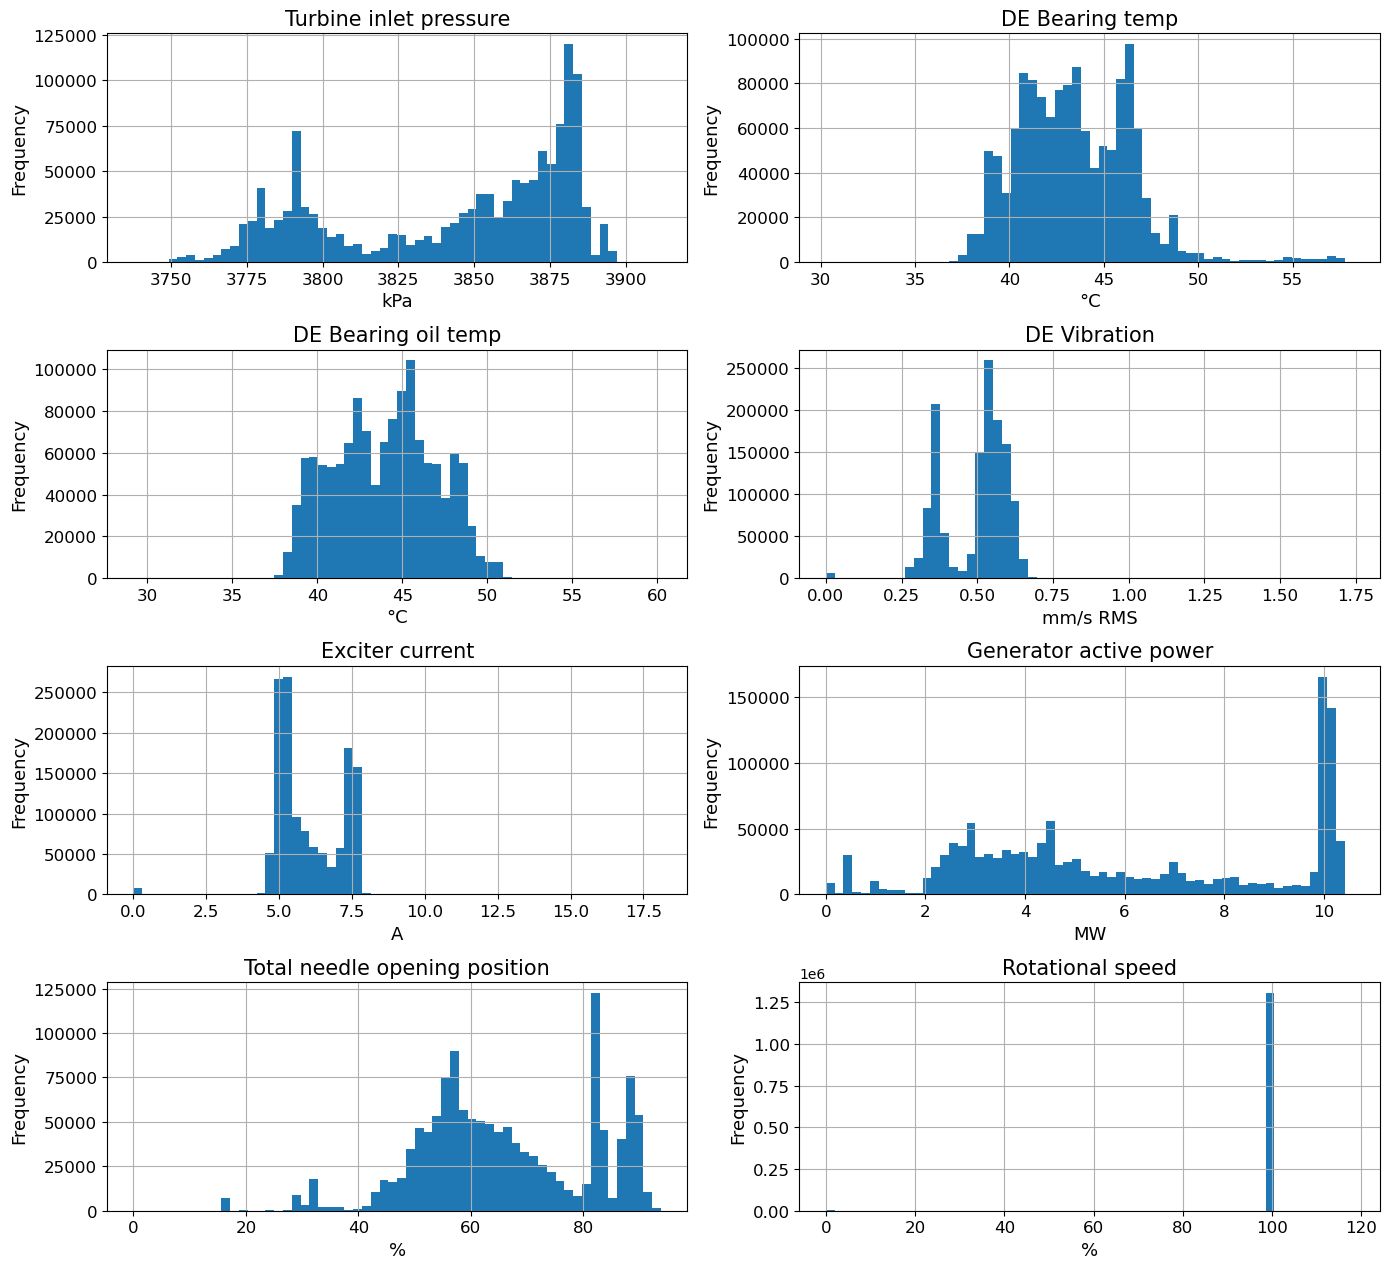
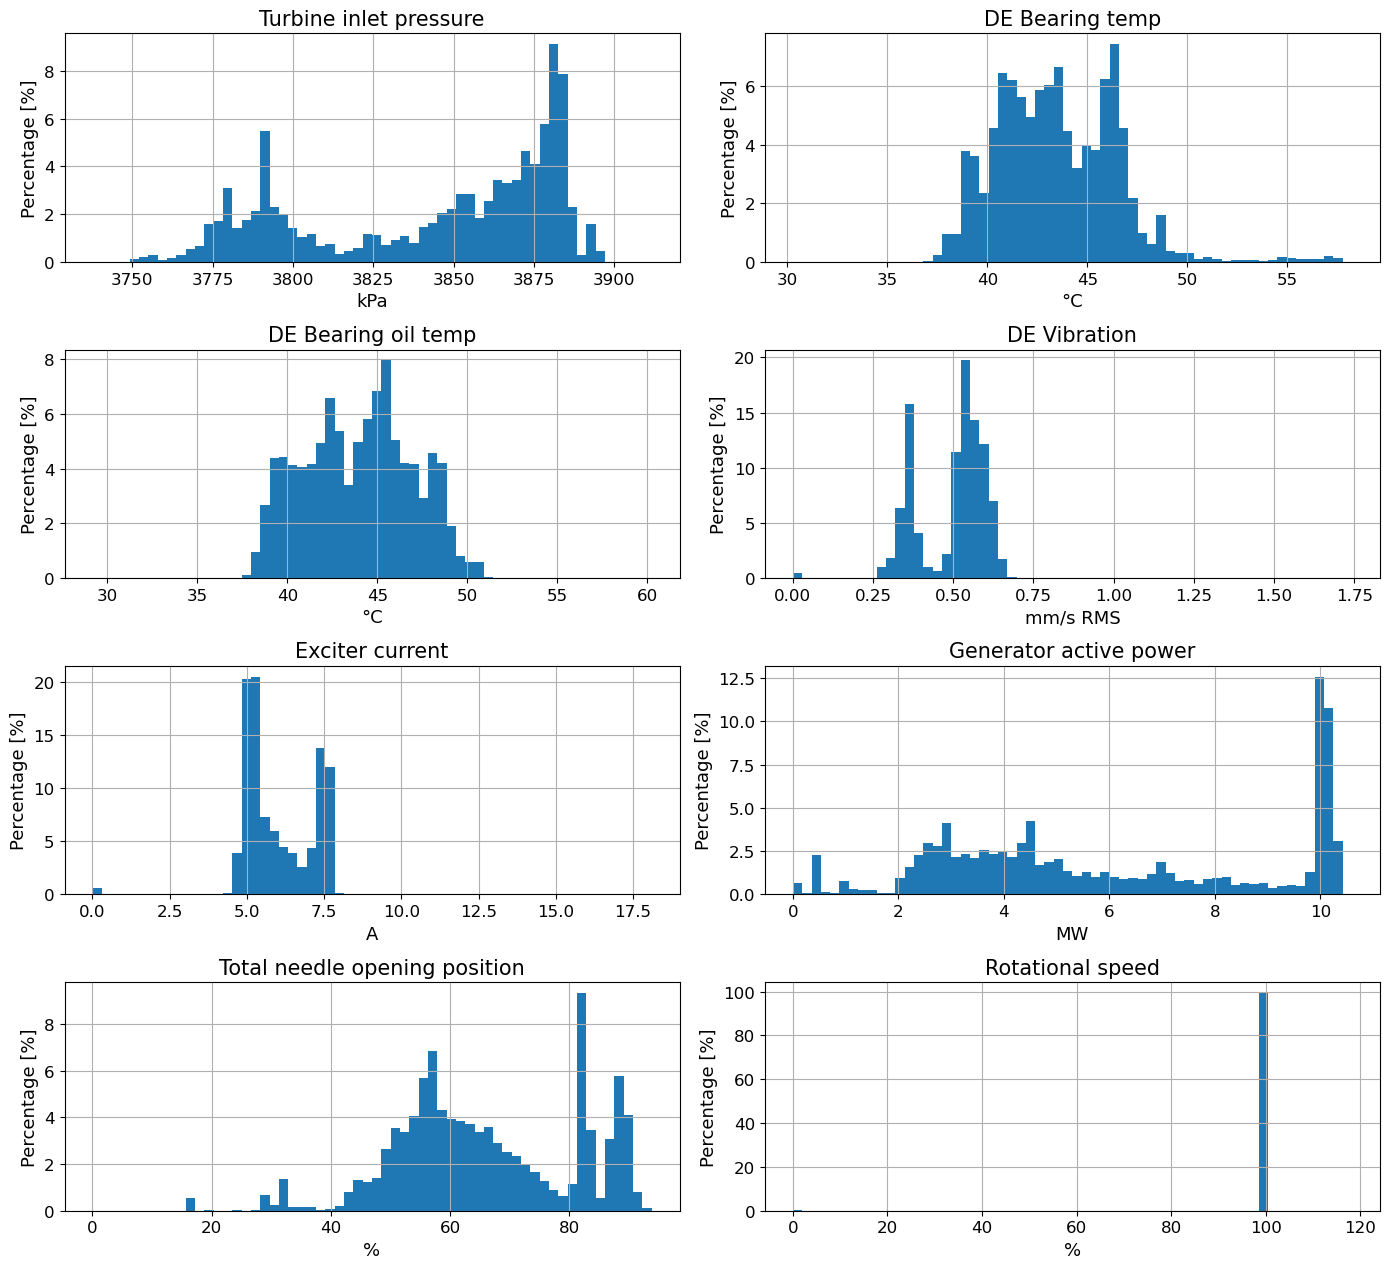
Unified diff of the notebook cell whose output changed from the first chart to the second:
--- before
+++ after
@@ -23,5 +23,8 @@
     unit = plot_dfs.loc[i, "unit"]
 
-    axes[i].hist(df["signal"].dropna(), bins=60)
+    values = df["signal"].dropna()
+    weights = np.ones(len(values)) * 100 / len(values)
+
+    axes[i].hist(values, bins=60, weights=weights)
 
     axes[i].set_title(name, fontsize=15)
@@ -30,5 +33,5 @@
         fontsize=13
     )
-    axes[i].set_ylabel("Frequency", fontsize=13)
+    axes[i].set_ylabel("Percentage [%]", fontsize=13)
 
     axes[i].tick_params(axis="both", labelsize=12)
@@ -39,4 +42,4 @@
 
 plt.tight_layout()
-plt.savefig("selected_signal_histograms.png", dpi=300, bbox_inches="tight")
+plt.savefig("selected_signal_histograms_percentage.png", dpi=300, bbox_inches="tight")
 plt.show()

Commit: Updated modeling with plots